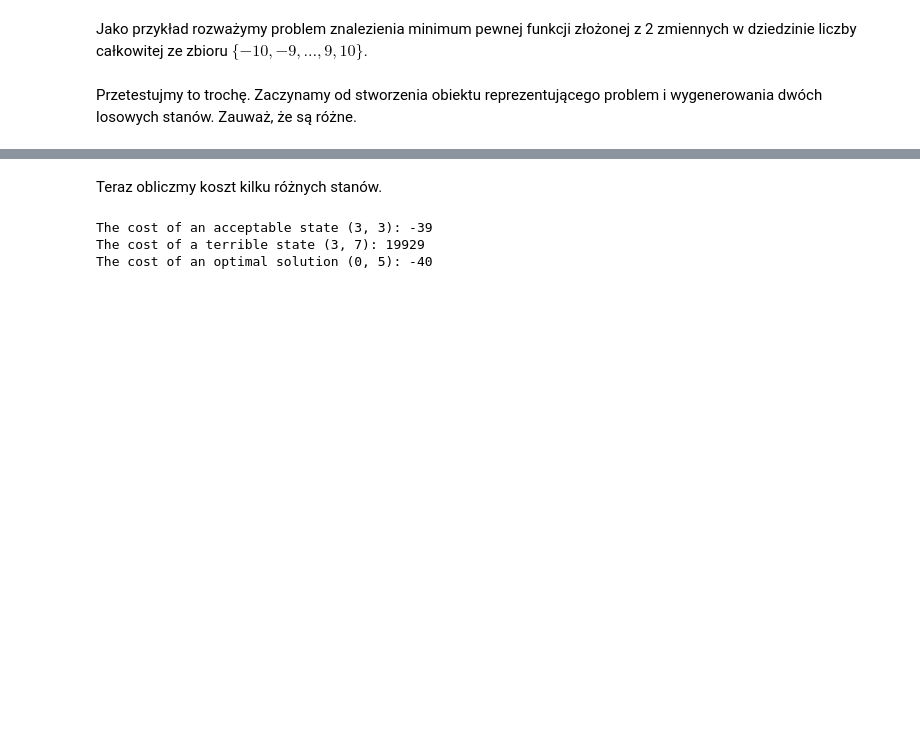
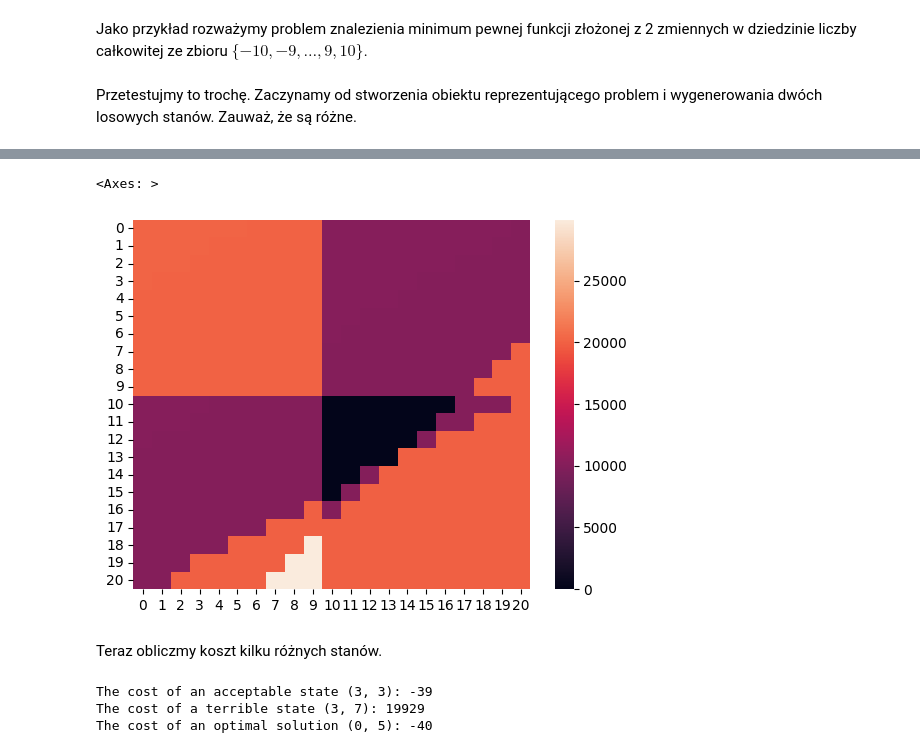
Before and after one commit to MMichal34/warsztaty, a Jupyter notebook: dla_ambitnych/lab3. local-search.ipynb, the cells around one changed output, grey strips where cells are left out. Cells and saved outputs as stored; diff of their text form; code cells hidden in the pictures; blank space fills up the shorter version.

```diff
--- a/dla_ambitnych/lab3. local-search.ipynb
+++ b/dla_ambitnych/lab3. local-search.ipynb
@@ -81,3 +81,10 @@ Random state 2 (-8, 2)
+# %%
+import seaborn as sns
+matrix = [[problem.cost((x, y)) for x in range(-10, 11)] for y in range(-10, 11)]
+sns.heatmap(matrix)
+# %% [output]
+<Axes: >
+[figure, added]
 # %% [markdown]
 Teraz obliczmy koszt kilku różnych stanów.
 # %%
```
Also changed, not shown: parts of 3 cells of this notebook, 5 other files.
